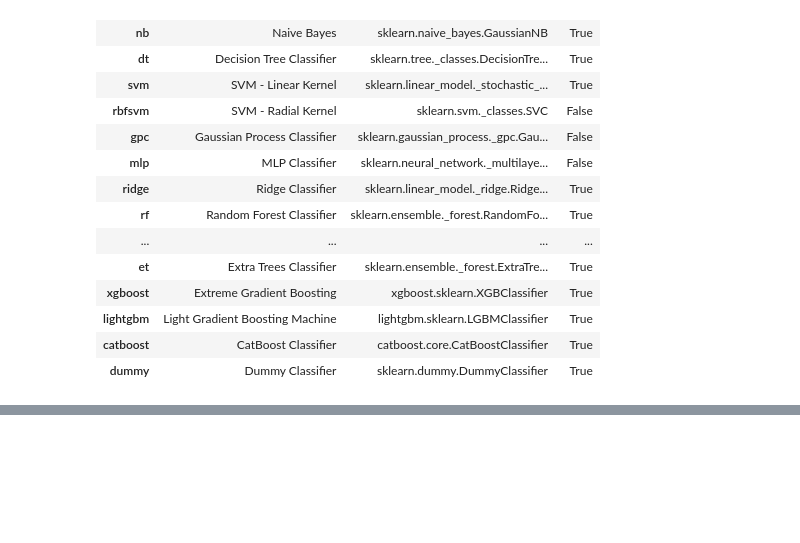
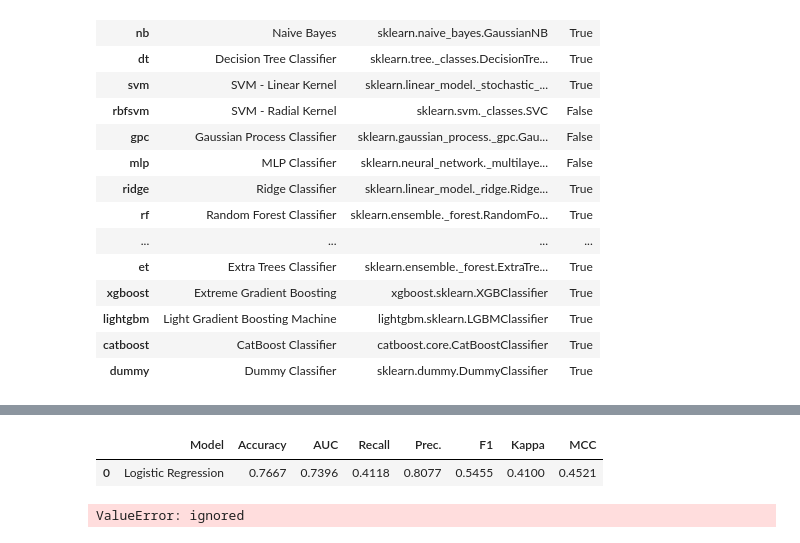
Before and after one commit to jorgesolisservelion/portfolio, a Jupyter notebook: Campaña_Mkt_Mailing.ipynb, the cells around one changed output, grey strips where cells are left out. Drawn from its saved outputs; the diff is of its cells as text; code cells hidden in the pictures; blank space fills up the shorter version.

```diff
--- a/Campaña_Mkt_Mailing.ipynb
+++ b/Campaña_Mkt_Mailing.ipynb
@@ -270,0 +296,4 @@ Wall time: 31.8 s
+# %%
+#revisamos a detalle los mejores modelos
+mod = best[0]
+evaluate_model(mod)
@@ -270,0 +316,7 @@ Wall time: 31.8 s
+# %%
+#predicciones
+predict_model(mod)
+# %% [output]
+|  | Model | Accuracy | AUC | Recall | Prec. | F1 | Kappa | MCC |
+| 0 | Logistic Regression | 0.7667 | 0.7396 | 0.4118 | 0.8077 | 0.5455 | 0.4100 | 0.4521 |
+ValueError: ignored
```
Also changed, not shown: parts of 15 cells of this notebook.
